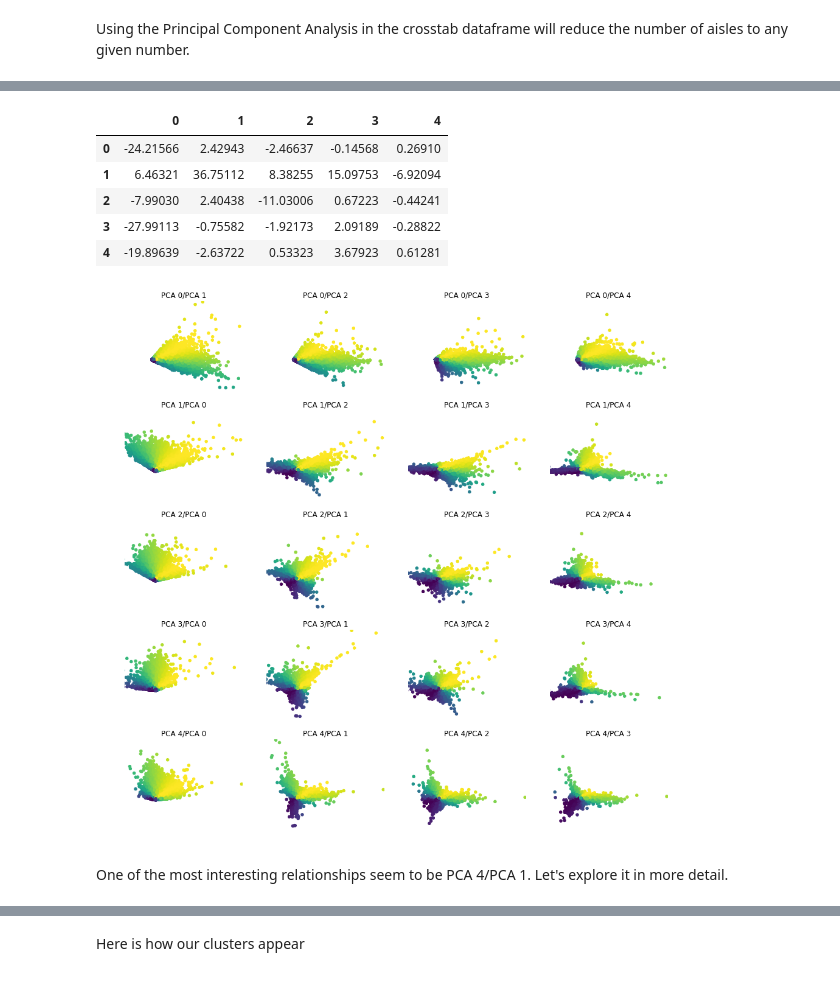
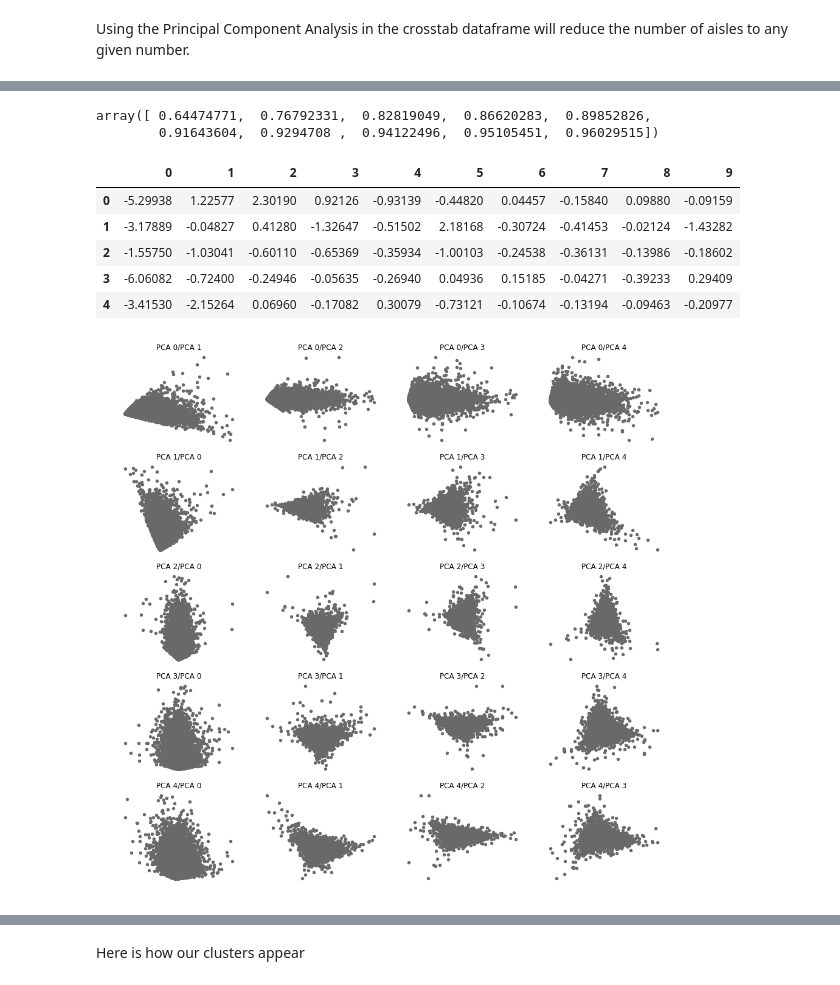
Before and after one commit to dxu15-nic/Instacart_Recommender, a Jupyter notebook: notebooks/Clients clustering.ipynb, the cells around one changed output, grey strips where cells are left out. Cells and saved outputs as stored; diff of their text form; code cells hidden in the pictures.

Commit message:
Clustering method corrected

```diff
--- a/notebooks/Clients clustering.ipynb
+++ b/notebooks/Clients clustering.ipynb
@@ -36,9 +36,9 @@ df_orders = pd.read_csv("../data/raw/orders.csv")
 df_products = pd.read_csv("../data/raw/products.csv")
 df_order_products__prior = pd.read_csv("../data/raw/order_products__prior.csv")
 # %%
-cluster_df = pd.merge(pd.merge(pd.merge(df_order_products__prior, df_products, on="product_id"),\
+data = pd.merge(pd.merge(pd.merge(df_order_products__prior, df_products, on="product_id"),\
                         df_orders, on="order_id"), df_aisles, on="aisle_id")
-cluster_df.head(10)
+data.head(10)
 # %% [output]
 |  | order_id | product_id | add_to_cart_order | reordered | product_name | aisle_id | department_id | user_id | ... |
 | 0 | 2 | 33120 | 1 | 1 | Organic Egg Whites | 86 | 16 | 202279 | ... |
@@ -56,4 +58,6 @@ We'll cluster clients based on the aisles of their products bought to have a sma
+# %%
+data = data.sample(frac=0.1)
 # %%
-cluster_df = pd.crosstab(cluster_df['user_id'], cluster_df['aisle'])
-cluster_df.head(10)
+data_user_dept = pd.crosstab(data['user_id'], data['department_id'])
+data_user_dept.head(10)
 # %% [output]
@@ -81,6 +85,6 @@ cluster_df.to_pickle('../data/interim/cluster_df.pkl')
 # %% [markdown]
 Using the Principal Component Analysis in the crosstab dataframe will reduce the number of aisles to any given number.
 # %%
-pca = PCA(n_components=5)
-pca.fit(cluster_df)
-pca_samples = pca.transform(cluster_df)
+pca = PCA(n_components=10)
+pca.fit(data_user_dept)
+pca_samples = pca.transform(data_user_dept)
@@ -87,33 +106,31 @@ pca_samples = pca.transform(cluster_df)
+# %%
+cumsum
+# %% [output]
+array([ 0.64474771,  0.76792331,  0.82819049,  0.86620283,  0.89852826,
+        0.91643604,  0.9294708 ,  0.94122496,  0.95105451,  0.96029515])
 # %%
 ps = pd.DataFrame(pca_samples)
 ps.head()
 # %% [output]
-|  | 0 | 1 | 2 | 3 | 4 |
-| 0 | -24.21566 | 2.42943 | -2.46637 | -0.14568 | 0.26910 |
-| 1 | 6.46321 | 36.75112 | 8.38255 | 15.09753 | -6.92094 |
-| 2 | -7.99030 | 2.40438 | -11.03006 | 0.67223 | -0.44241 |
-| 3 | -27.99113 | -0.75582 | -1.92173 | 2.09189 | -0.28822 |
-| 4 | -19.89639 | -2.63722 | 0.53323 | 3.67923 | 0.61281 |
+|  | 0 | 1 | 2 | 3 | 4 | 5 | 6 | 7 | 8 | 9 |
+| 0 | -5.29938 | 1.22577 | 2.30190 | 0.92126 | -0.93139 | -0.44820 | 0.04457 | -0.15840 | 0.09880 | -0.09159 |
+| 1 | -3.17889 | -0.04827 | 0.41280 | -1.32647 | -0.51502 | 2.18168 | -0.30724 | -0.41453 | -0.02124 | -1.43282 |
+| 2 | -1.55750 | -1.03041 | -0.60110 | -0.65369 | -0.35934 | -1.00103 | -0.24538 | -0.36131 | -0.13986 | -0.18602 |
+| 3 | -6.06082 | -0.72400 | -0.24946 | -0.05635 | -0.26940 | 0.04936 | 0.15185 | -0.04271 | -0.39233 | 0.29409 |
+| 4 | -3.41530 | -2.15264 | 0.06960 | -0.17082 | 0.30079 | -0.73121 | -0.10674 | -0.13194 | -0.09463 | -0.20977 |
 # %%
 plt.figure(figsize=(16,16))
 
 i=1
 for column1 in range(0,5):
     for column2 in range(0,5):
         if column1!=column2:
-            matXY = ps[[column1,column2]].as_matrix()
-            simCosine = 1. - cdist(matXY, [[1,1]], 'cosine')
-
             ax = plt.subplot(5,4,i)
-            ax.scatter(ps[column1], ps[column2], c=simCosine.T[0], s=20)
-            plt.ylim([-500,900])
-            plt.xlim([-250,700])
+            ax.scatter(ps[column1], ps[column2], c='dimgrey', s=20)
             plt.axis('off')
             plt.title('PCA {}/PCA {}'.format(column1,column2))
             i+=1
 
 plt.show();
 # %% [output]
-[figure, old version]
+[figure, new version]
-# %% [markdown]
-One of the most interesting relationships seem to be PCA 4/PCA 1. Let's explore it in more detail.
```
Also changed, not shown: parts of 71 cells of this notebook.
